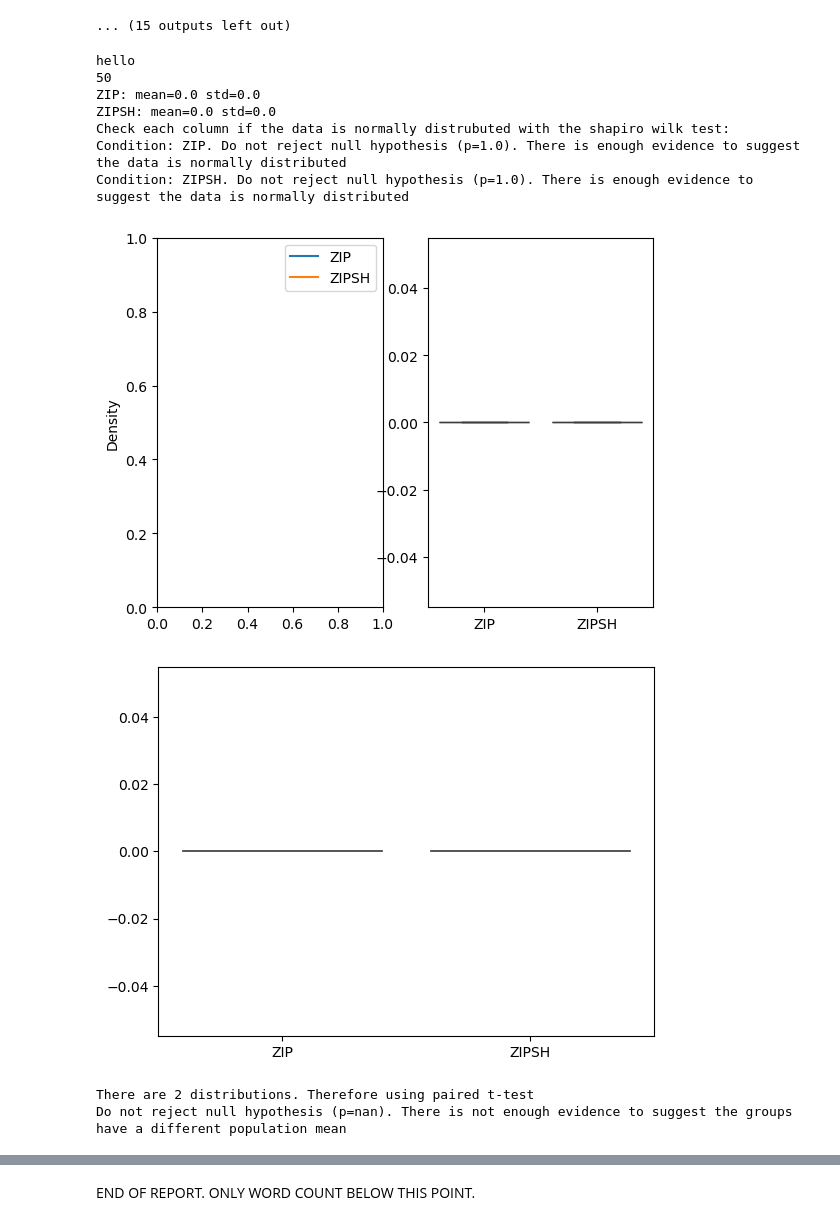
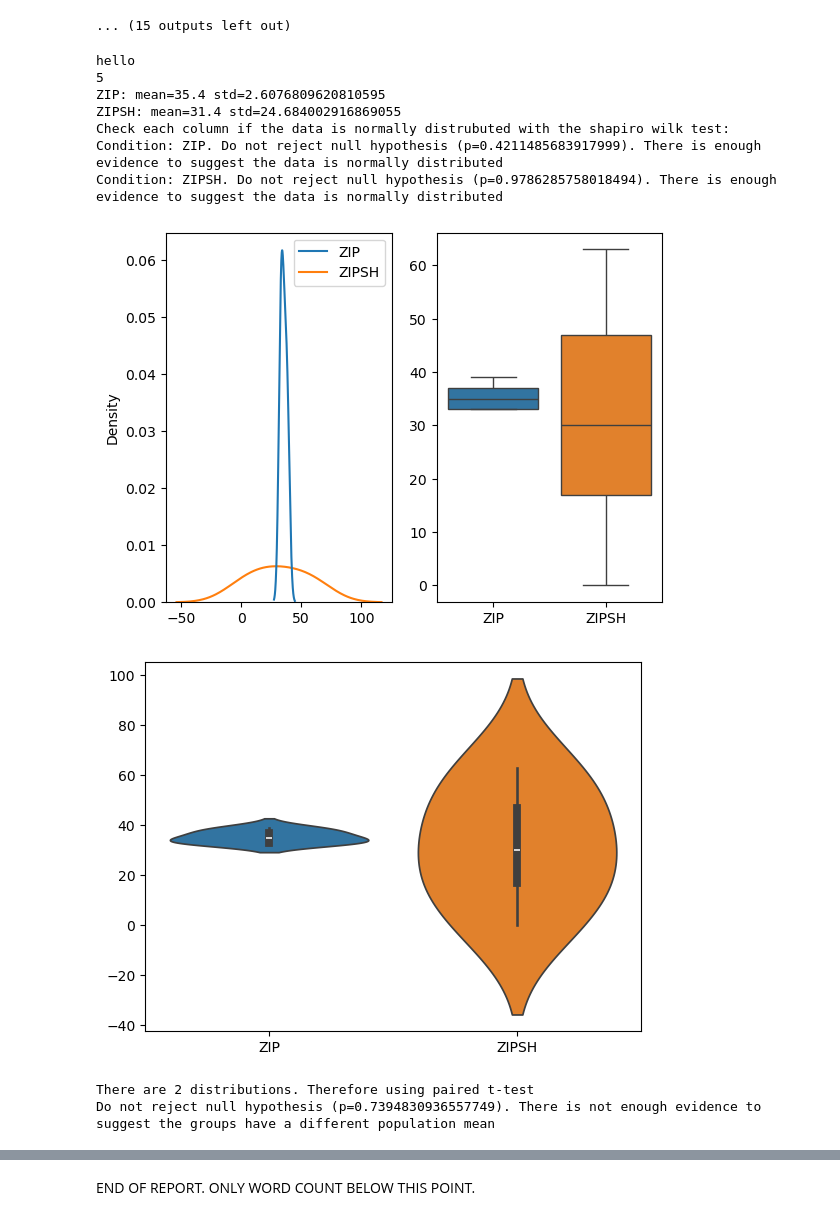
Before and after one commit to ImranZaminAli/fintech_cw, a Jupyter notebook: cw.ipynb, the cells around one changed output, grey strips where cells are left out. Drawn from its saved outputs; the diff is of its cells as text; code cells hidden in the pictures.

```diff
--- a/cw.ipynb
+++ b/cw.ipynb
@@ -672,31 +672,32 @@ Condition: ZIP. Reject null hypothesis (p=2.88660567093757e-06). There is enough
 [figure]
 ... (15 outputs left out)
 # %%
-sup_range = (150, 120)
-dem_range = (50, 75)
+sup_range = (50, 75)
+dem_range = (150, 125)
 num_buyers = 10
 num_sellers = 10
-buyers = [('ZIP', 9), ('ZIPSH', 1)]
+buyers = [('ZIP', 9), ('ZIPSH', 1,{"optimizer": "ZIPSH", "k": 4})]
 sellers = [('ZIP', 10)]
 traders_specs = {'sellers': sellers, 'buyers': buyers}
-end_time = 60 * 60*24*30
+start_time = 0
+end_time =
 supply_schedule = [{'from': start_time, 'to': end_time, 'ranges': [sup_range], 'stepmode': 'fixed'}]
 demand_schedule = [{'from': start_time, 'to': end_time, 'ranges': [dem_range], 'stepmode': 'fixed'}]
-order_interval = 60
+order_interval = 15
 order_sched = {'sup': supply_schedule, 'dem': demand_schedule,
               'interval': order_interval, 'timemode': 'periodic'}
 # %%
-cwhelpers.run_experiment(50, (start_time, end_time, traders_specs, order_sched, dump_flags, verbose), initial_seed)
+cwhelpers.run_experiment(5, (start_time, end_time, traders_specs, order_sched, dump_flags, verbose), initial_seed)
 # %% [output]
 hello
-50
-ZIP: mean=0.0 std=0.0
-ZIPSH: mean=0.0 std=0.0
+5
+ZIP: mean=35.4 std=2.6076809620810595
+ZIPSH: mean=31.4 std=24.684002916869055
 Check each column if the data is normally distrubuted with the shapiro wilk test:
-Condition: ZIP. Do not reject null hypothesis (p=1.0). There is enough evidence to suggest the data is normally distributed
-Condition: ZIPSH. Do not reject null hypothesis (p=1.0). There is enough evidence to suggest the data is normally distributed
+Condition: ZIP. Do not reject null hypothesis (p=0.4211485683917999). There is enough evidence to suggest the data is normally distributed
+Condition: ZIPSH. Do not reject null hypothesis (p=0.9786285758018494). There is enough evidence to suggest the data is normally distributed
-[figure, old version]
+[figure, new version]
-[figure, old version]
+[figure, new version]
 There are 2 distributions. Therefore using paired t-test
-Do not reject null hypothesis (p=nan). There is not enough evidence to suggest the groups have a different population mean
+Do not reject null hypothesis (p=0.7394830936557749). There is not enough evidence to suggest the groups have a different population mean
 |  | ZIP | ZIPSH |
```
Also changed, not shown: parts of 2 cells of this notebook.
